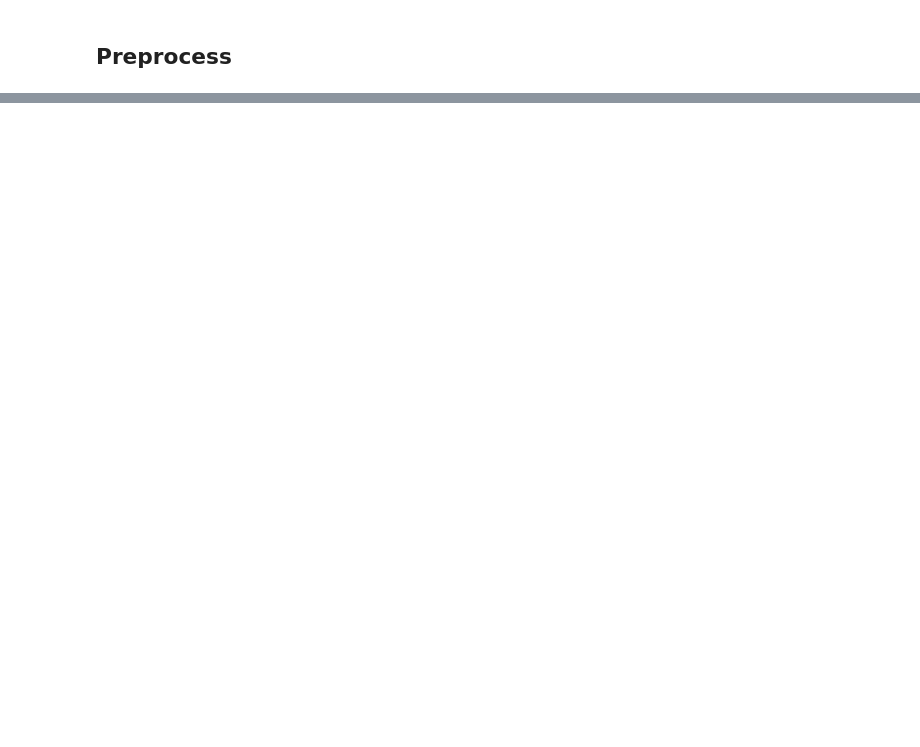
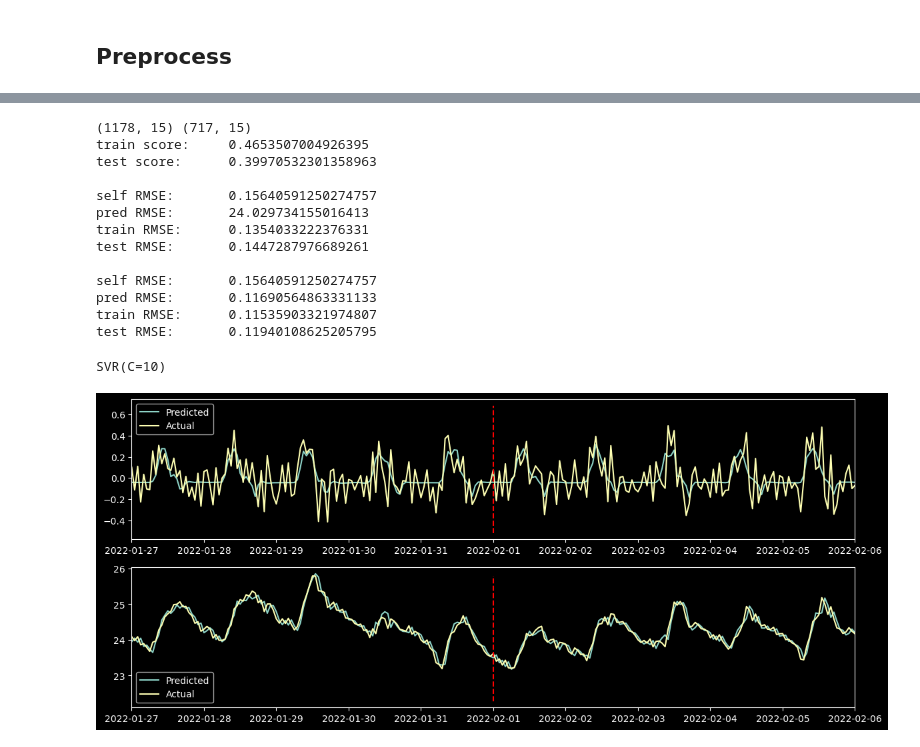
Before and after one commit to xsjk/ART1425-Project, a Jupyter notebook: preprocess.ipynb, the cells around one changed output, grey strips where cells are left out. Drawn from its saved outputs; the diff is of its cells as text; code cells hidden in the pictures; blank space fills up the shorter version.

```diff
--- a/preprocess.ipynb
+++ b/preprocess.ipynb
@@ -1083,0 +56,19 @@ data[['pri_supp_t', 'pri_back_t', 'pri_flow', 'sec_supp_t', 'sec_back_t',
+# %%
+model_indoor = fit_and_test(SVR(kernel='rbf', C=10), X_indoor, y_indoor)
+model_indoor
+# %% [output]
+(1178, 15) (717, 15)
+train score:     0.4653507004926395
+test score:      0.39970532301358963
+
+self RMSE:       0.15640591250274757
+pred RMSE:       24.029734155016413
+train RMSE:      0.1354033222376331
+test RMSE:       0.1447287976689261
+
+self RMSE:       0.15640591250274757
+pred RMSE:       0.11690564863331133
+train RMSE:      0.11535903321974807
+test RMSE:       0.11940108625205795
+SVR(C=10)
+[figure, added]
```
Also changed, not shown: parts of 59 cells of this notebook, 11 other files.
